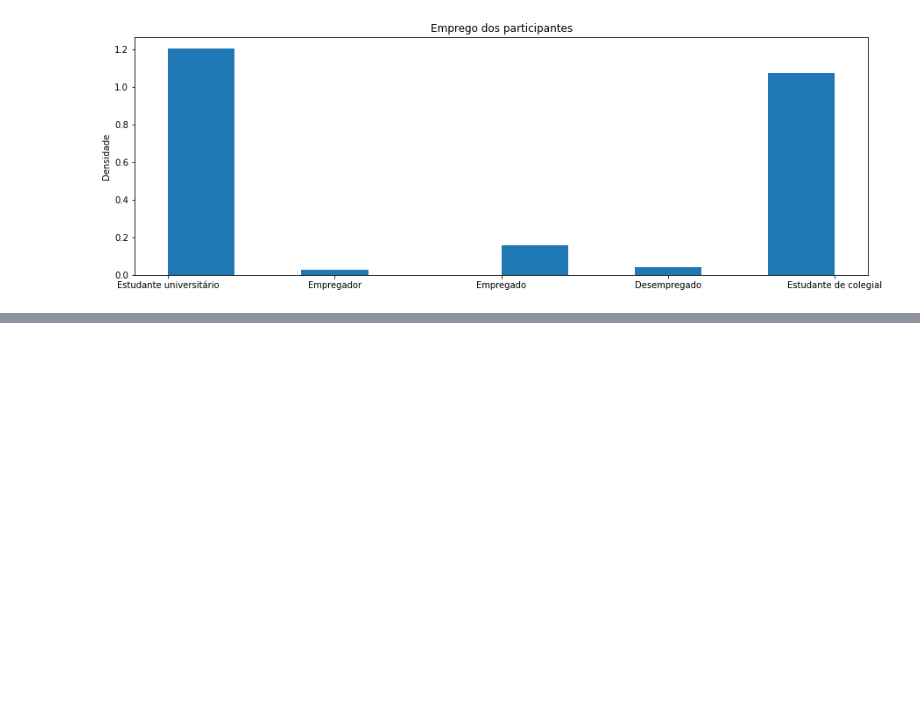
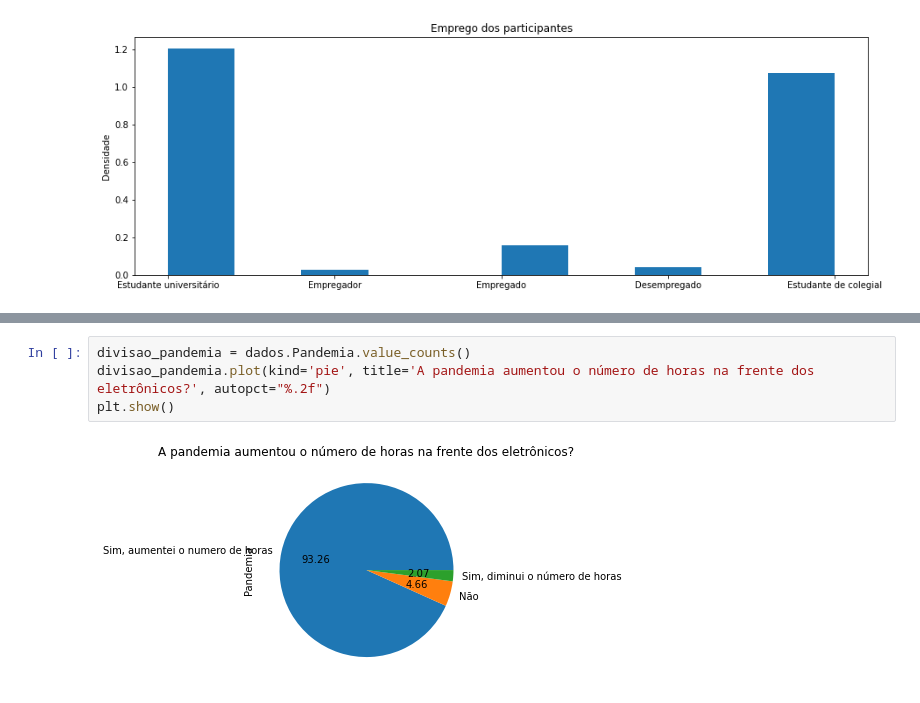
Before and after one commit to GabrielPl-1/Projeto-2-Cdados, a Jupyter notebook: Projeto 2 cdados.ipynb, the cells around one changed output, grey strips where cells are left out. Drawn from its saved outputs; the diff is of its cells as text; blank space fills up the shorter version.

```diff
--- a/Projeto 2 cdados.ipynb
+++ b/Projeto 2 cdados.ipynb
@@ -116,0 +152,6 @@ plt.show()
+# %%
+divisao_pandemia = dados.Pandemia.value_counts()
+divisao_pandemia.plot(kind='pie', title='A pandemia aumentou o número de horas na frente dos eletrônicos?', autopct="%.2f")
+plt.show()
+# %% [output]
+[figure, added]
```
Also changed, not shown: parts of 6 cells of this notebook, 1 other file.
